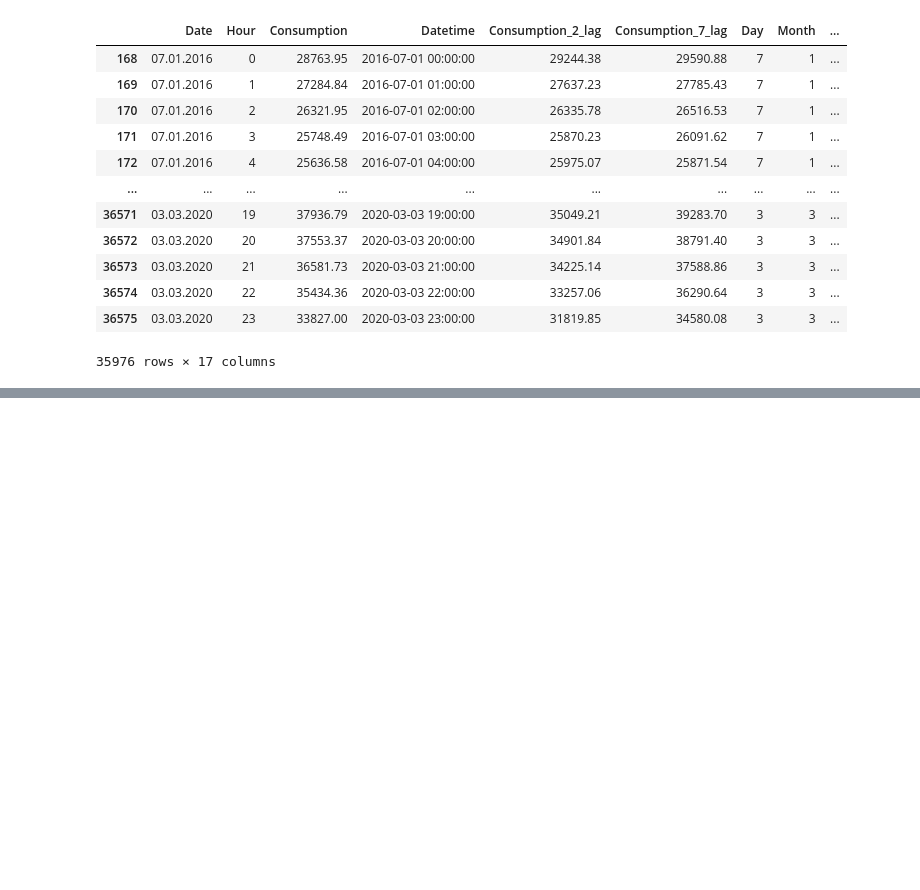
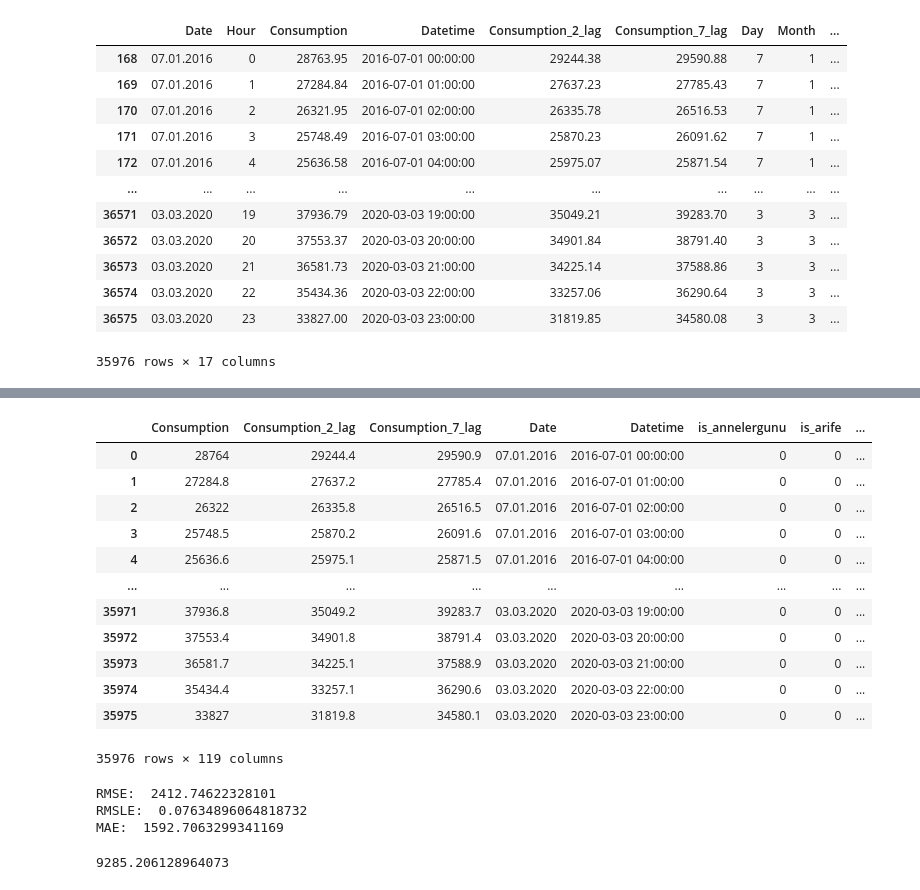
Before and after one commit to yakaralar/IE492, a Jupyter notebook: bitirme_notebook_v2.ipynb, the cells around one changed output, grey strips where cells are left out. Drawn from its saved outputs; the diff is of its cells as text; code cells hidden in the pictures; blank space fills up the shorter version.

```diff
--- a/bitirme_notebook_v2.ipynb
+++ b/bitirme_notebook_v2.ipynb
@@ -471,0 +593,26 @@ residuals=model.predict(train_df[cols].values,train_df["Consumption"].)
+# %%
+from sklearn.preprocessing import OneHotEncoder
+from scipy.sparse import hstack
+
+cat_features=["Hour","Day","Month","weekday"]
+linear_enc=OneHotEncoder()
+one_hot_encoded=linear_enc.fit_transform(cons_lagged[cat_features]).toarray()
+normal_feats=cons_lagged.columns.difference(cat_features).tolist()
+cons_lagged=np.hstack([cons_lagged[normal_feats],one_hot_encoded])
+cons_lagged=pd.DataFrame(cons_lagged,columns=normal_feats+np.concatenate([[cat_features[i]+"_"+str(j) for j in cats_]for i,cats_ in enumerate(linear_enc.categories_)]).tolist())
+# %%
+cons_lagged
+# %% [output]
+|  | Consumption | Consumption_2_lag | Consumption_7_lag | Date | Datetime | is_annelergunu | is_arife | ... |
+| 0 | 28764 | 29244.4 | 29590.9 | 07.01.2016 | 2016-07-01 00:00:00 | 0 | 0 | ... |
+| 1 | 27284.8 | 27637.2 | 27785.4 | 07.01.2016 | 2016-07-01 01:00:00 | 0 | 0 | ... |
+| 2 | 26322 | 26335.8 | 26516.5 | 07.01.2016 | 2016-07-01 02:00:00 | 0 | 0 | ... |
+| 3 | 25748.5 | 25870.2 | 26091.6 | 07.01.2016 | 2016-07-01 03:00:00 | 0 | 0 | ... |
+| 4 | 25636.6 | 25975.1 | 25871.5 | 07.01.2016 | 2016-07-01 04:00:00 | 0 | 0 | ... |
+| ... | ... | ... | ... | ... | ... | ... | ... | ... |
+| 35971 | 37936.8 | 35049.2 | 39283.7 | 03.03.2020 | 2020-03-03 19:00:00 | 0 | 0 | ... |
+| 35972 | 37553.4 | 34901.8 | 38791.4 | 03.03.2020 | 2020-03-03 20:00:00 | 0 | 0 | ... |
+| 35973 | 36581.7 | 34225.1 | 37588.9 | 03.03.2020 | 2020-03-03 21:00:00 | 0 | 0 | ... |
+| 35974 | 35434.4 | 33257.1 | 36290.6 | 03.03.2020 | 2020-03-03 22:00:00 | 0 | 0 | ... |
+| 35975 | 33827 | 31819.8 | 34580.1 | 03.03.2020 | 2020-03-03 23:00:00 | 0 | 0 | ... |
+35976 rows × 119 columns
@@ -471,0 +634,10 @@ residuals=model.predict(train_df[cols].values,train_df["Consumption"].)
+# %%
+eval_df.append(eval_function("LR_2_7_w_dates",valid_df["Consumption"],preds))
+# %% [output]
+RMSE:  2412.74622328101
+RMSLE:  0.07634896064818732
+MAE:  1592.7063299341169
+# %%
+sum(model.coef_[0][sp_days_index].tolist())
+# %% [output]
+9285.206128964073
```
Also changed, not shown: parts of 14 cells of this notebook.
